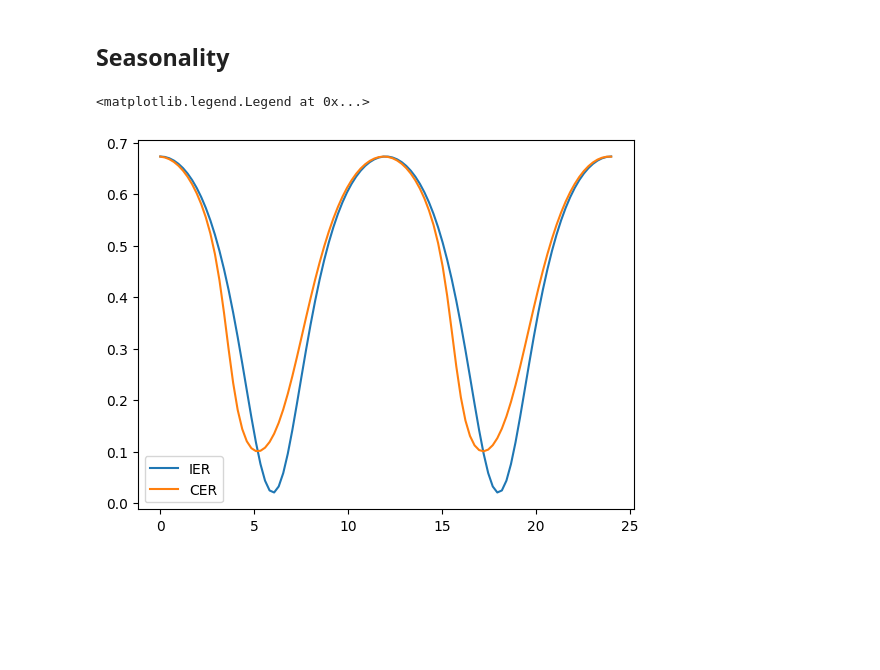
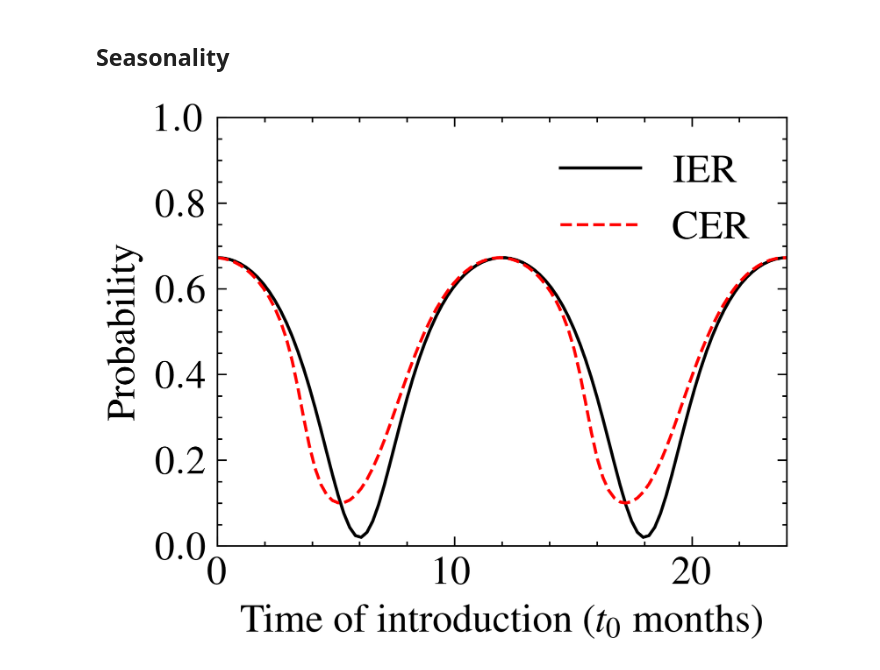
Before and after one commit to j-bowhay/Branching-Process-Models, a Jupyter notebook: notebooks/week4b.ipynb, the cells around one changed output. Drawn from its saved outputs; the diff is of its cells as text; code cells hidden in the pictures; blank space fills up the shorter version.

```diff
--- a/notebooks/week4b.ipynb
+++ b/notebooks/week4b.ipynb
@@ -5,6 +5,8 @@ import numpy as np
 import matplotlib.pyplot as plt
 import scipy
 from tqdm import tqdm
+plt.style.use(['science','ieee'])
+plt.rcParams['font.size'] = 13
 
 def beta(t, beta_0, beta_1, phi):
     return beta_0 + beta_1*np.cos(np.pi*t/6 + phi)
@@ -25,16 +27,20 @@ def CER(t, beta_0, beta_1, phi, mu):
 # %%
 t = np.linspace(0, 24, 100)
 
 N = 10_000
 beta_0 = 10
 beta_1 = 5
 phi = 0
 mu = 4.9
 
 fig, ax = plt.subplots()
 ax.plot(t, IER(t, beta_0, beta_1, phi, mu), label="IER")
 ax.plot(t, CER(t, beta_0, beta_1, phi, mu), label="CER")
-ax.legend()
+ax.set_xlabel("Time of introduction ($t_0$ months)")
+ax.set_ylabel("Probability")
+ax.legend(loc=1)
+ax.set_xlim([0,24])
+ax.set_ylim([0,1])
+plt.savefig("figures/iercer.pdf")
 # %% [output]
-<matplotlib.legend.Legend at 0x...>
-[figure, old version]
+[figure, new version]
```
Also changed, not shown: parts of 2 cells of this notebook, 32 other files.
